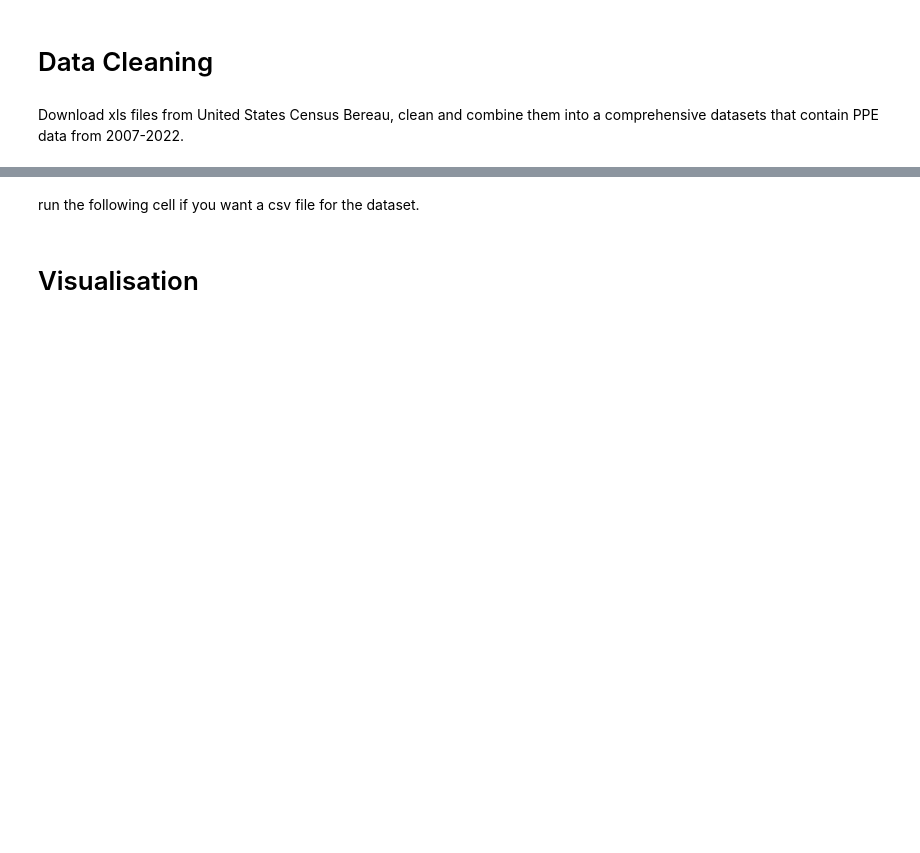
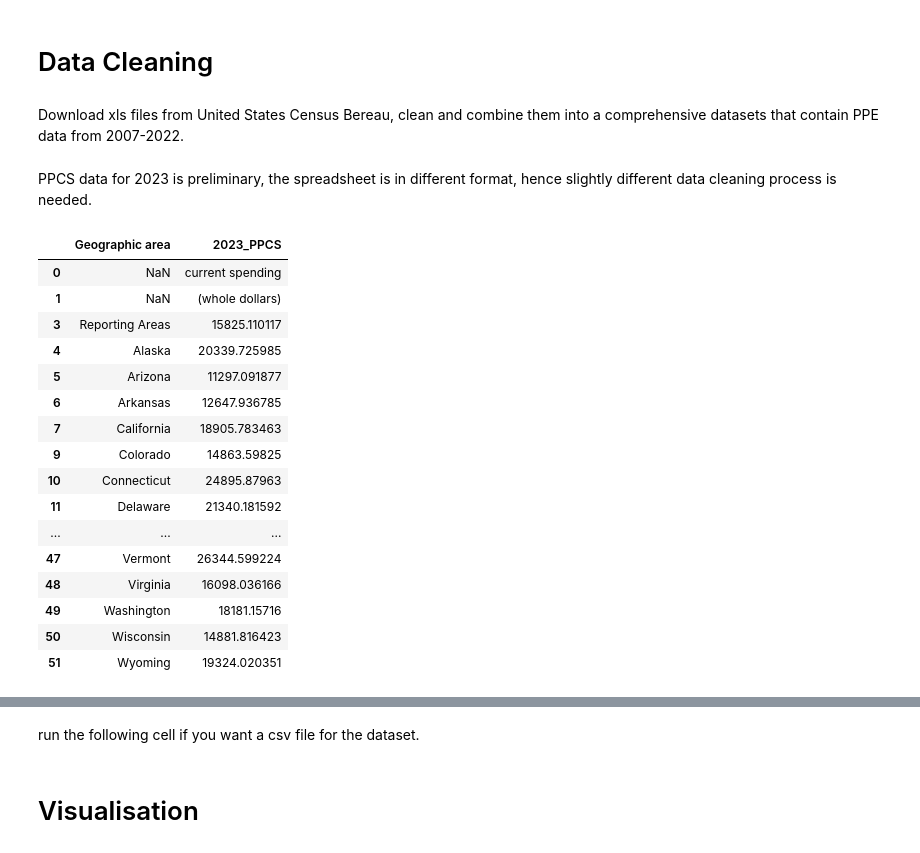
Before and after one commit to 1zpzz/QM2---school-shooting-, a Jupyter notebook: Data_cleaning_and_Visualisation_for_ESSA.ipynb, the cells around one changed output, grey strips where cells are left out. Cells and saved outputs as stored; diff of their text form; code cells hidden in the pictures; blank space fills up the shorter version.

```diff
--- a/Data_cleaning_and_Visualisation_for_ESSA.ipynb
+++ b/Data_cleaning_and_Visualisation_for_ESSA.ipynb
@@ -59,3 +59,74 @@ def download_and_process_excel(url):
 df1 = download_and_process_excel("https://www2.census.gov/programs-surveys/school-finances/tables/2022/secondary-education-finance/elsec22_sumtables.xls")
 df2 = download_and_process_excel("https://www2.census.gov/programs-surveys/school-finances/tables/2017/secondary-education-finance/elsec17_sumtables.xls")
 df3 = download_and_process_excel("https://www2.census.gov/programs-surveys/school-finances/tables/2012/secondary-education-finance/elsec12_sttables.xls")
+# %% [markdown]
+PPCS data for 2023 is preliminary, the spreadsheet is in different format, hence slightly different data cleaning process is needed.
+# %%
+def download_and_process_excel_2023(url):
+    filename = os.path.basename(url)
+    response = requests.get(url)
+    with open(filename, "wb") as f:
+        f.write(response.content)
+
+    df = pd.read_excel(
+        filename,
+        sheet_name="Table 1",
+        skiprows=4,
+        header=[0, 1]
+    )
+
+    # Drop empty rows/cols
+    df.dropna(how="all", axis=0, inplace=True)
+    df.dropna(how="all", axis=1, inplace=True)
+
+    # Flatten multi-level columns
+    df.columns = [
+        "_".join(map(str, col)).strip()
+        for col in df.columns
+    ]
+
+    # Rename function
+    def rename_col(col):
+        col_lower = col.lower()
+        if "geographic area" in col_lower:
+            return "Geographic area"
+        elif col == "Elementary-secondary expenditure 1  _Per pupil":
+            return "2023_PPCS"
+        return col
+
+    # Apply rename
+    df.columns = [rename_col(c) for c in df.columns]
+
+    # Clean up area names
+    df["Geographic area"] = df["Geographic area"].str.rstrip(".")
+    df["Geographic area"] = df["Geographic area"].str.rstrip("…")
+
+    # Now keep just those two columns (if they exist)
+    wanted_cols = ["Geographic area", "2023_PPCS"]
+    df = df[wanted_cols]
+
+    # Optionally drop extra rows
+    df = df.iloc[:44]
+
+    return df
+
+df4 = download_and_process_excel_2023("https://www2.census.gov/programs-surveys/school-finances/tables/2023/secondary-education-finance/23elsec_prelim.xls")
+df4
+# %% [output]
+|  | Geographic area | 2023_PPCS |
+| 0 | NaN | current spending |
+| 1 | NaN | (whole dollars) |
+| 3 | Reporting Areas | 15825.110117 |
+| 4 | Alaska | 20339.725985 |
+| 5 | Arizona | 11297.091877 |
+| 6 | Arkansas | 12647.936785 |
+| 7 | California | 18905.783463 |
+| 9 | Colorado | 14863.59825 |
+| 10 | Connecticut | 24895.87963 |
+| 11 | Delaware | 21340.181592 |
+| ... | ... | ... |
+| 47 | Vermont | 26344.599224 |
+| 48 | Virginia | 16098.036166 |
+| 49 | Washington | 18181.15716 |
+| 50 | Wisconsin | 14881.816423 |
+| 51 | Wyoming | 19324.020351 |
```
Also changed, not shown: parts of 7 cells of this notebook.
